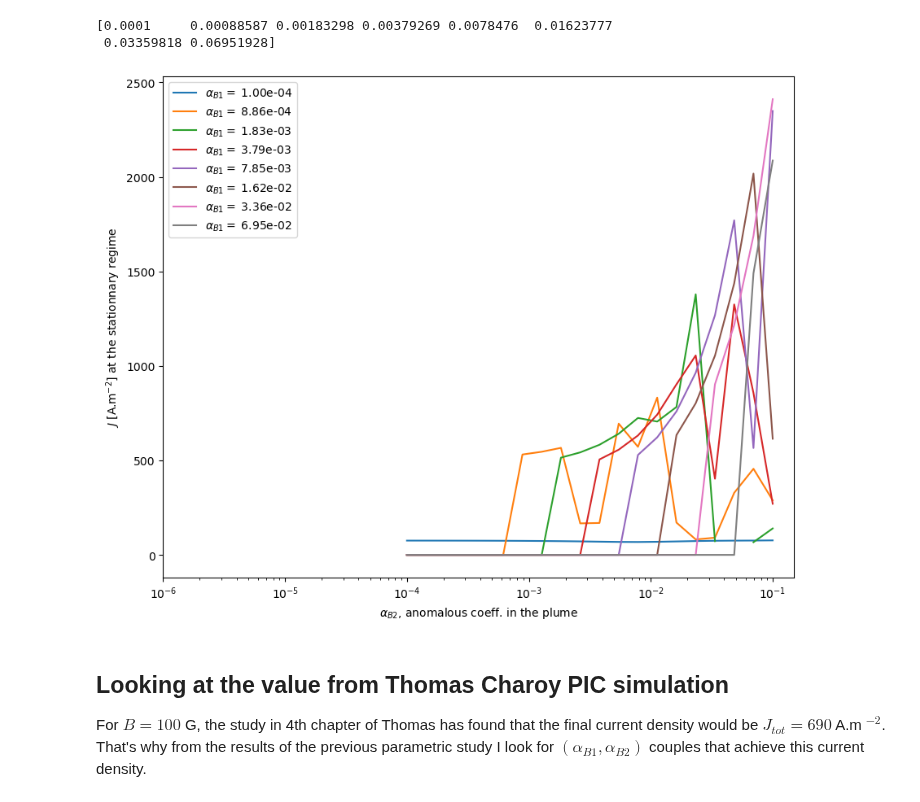
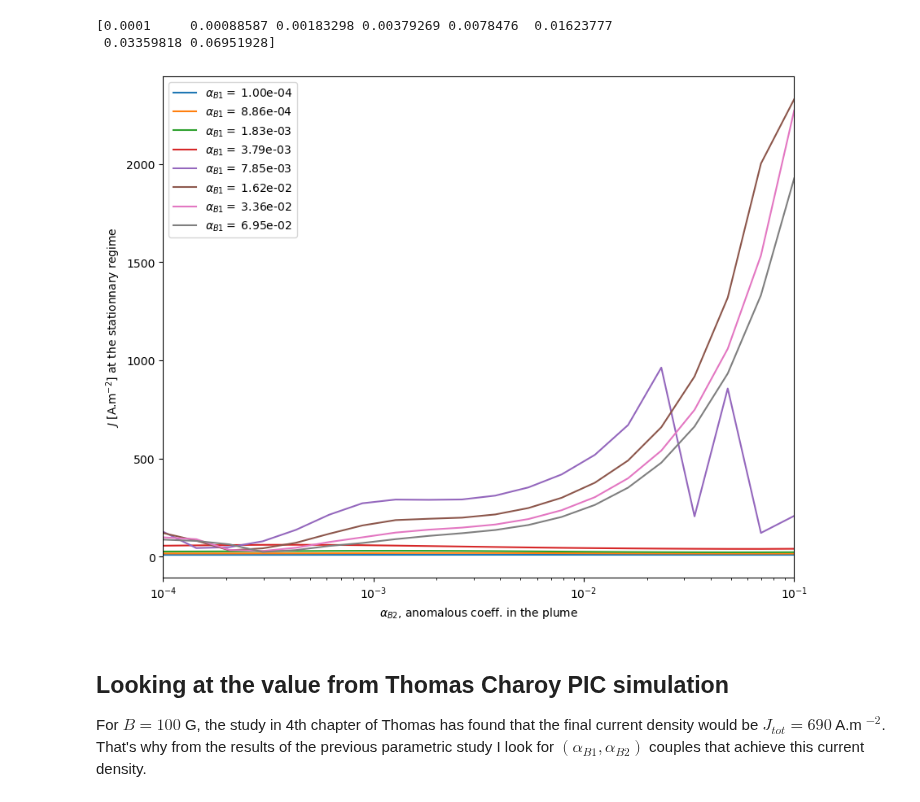
Before and after one commit to federicopetronio/FLHET1D, a Jupyter notebook: plots_alphaB_param_study.ipynb, the cells around one changed output. Drawn from its saved outputs; the diff is of its cells as text; code cells hidden in the pictures.

```diff
--- a/plots_alphaB_param_study.ipynb
+++ b/plots_alphaB_param_study.ipynb
@@ -16,7 +17,7 @@ import sys
 import configparser
 # %%
 dirname = os.getcwd()
-datapath1 = dirname+"/Results/alphaB_param_study_no_hflux_no_coll"
+datapath1 = dirname+"/Results/alphaB_param_study_N200_no_hflux_no_coll"
 # %% [markdown]
 ## Parametric research of the best $\alpha_B$,with imposed $S_{iz}$, $K_el = 0$ and $\nu_{iw} = 0$ and no collisions at all
 
@@ -63,21 +83,21 @@ print(alpha_B1_sca)
 # %%
 ncurves = len(ias)
 fig = plt.figure(figsize=(10, 8),  dpi = 100)
 
 for i in range(ncurves):
     alpha_B2_1D = alpha_B2_mesh[:,ias[i]]
     means_j_1D = means_j[:,ias[i]]
     templabel = "$\\alpha_{B1} =~$" + f"{alpha_B1_mesh[0,ias[i]]:.2e}"
     plt.plot(alpha_B2_1D, means_j_1D, label=templabel)
 
 plt.xscale('log')
-plt.xlim([1e-6,0.15])
+plt.xlim([1e-4,0.1])
 plt.ylabel("$J$ [A.m$^{-2}$] at the stationnary regime")
 plt.xlabel("$\\alpha_{B2}$, anomalous coeff. in the plume")
 plt.legend()
 plt.show()
 # %% [output]
-[figure, old version]
+[figure, new version]
 # %% [markdown]
 ## Looking at the value from Thomas Charoy PIC simulation
 
```
Also changed, not shown: parts of 11 cells of this notebook, 30 other files.
